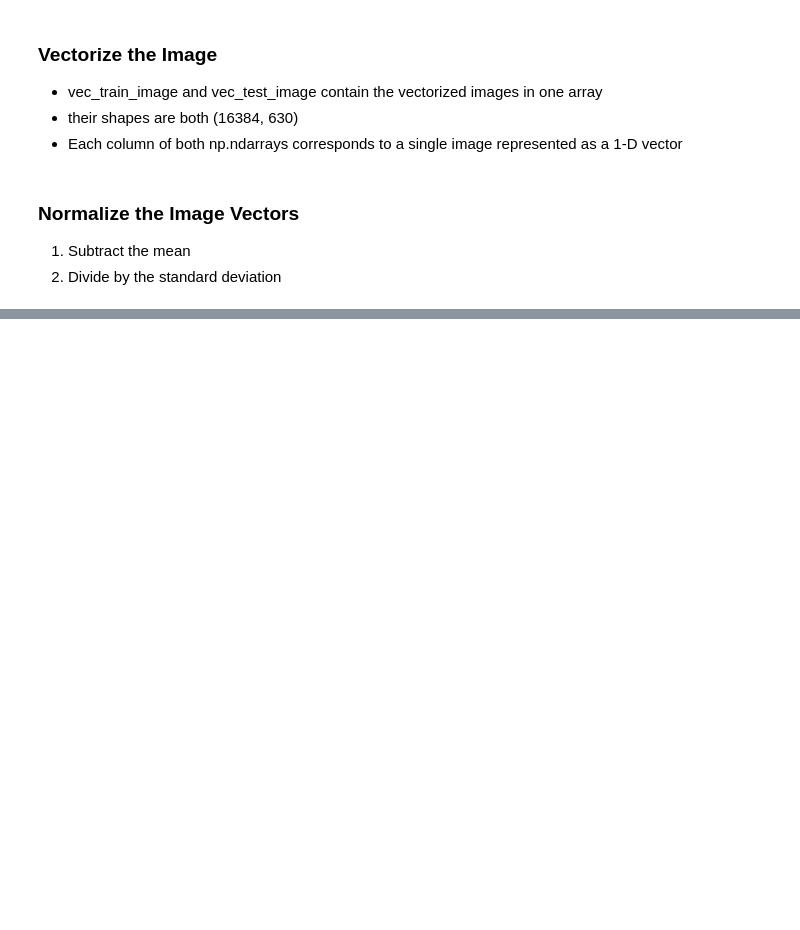
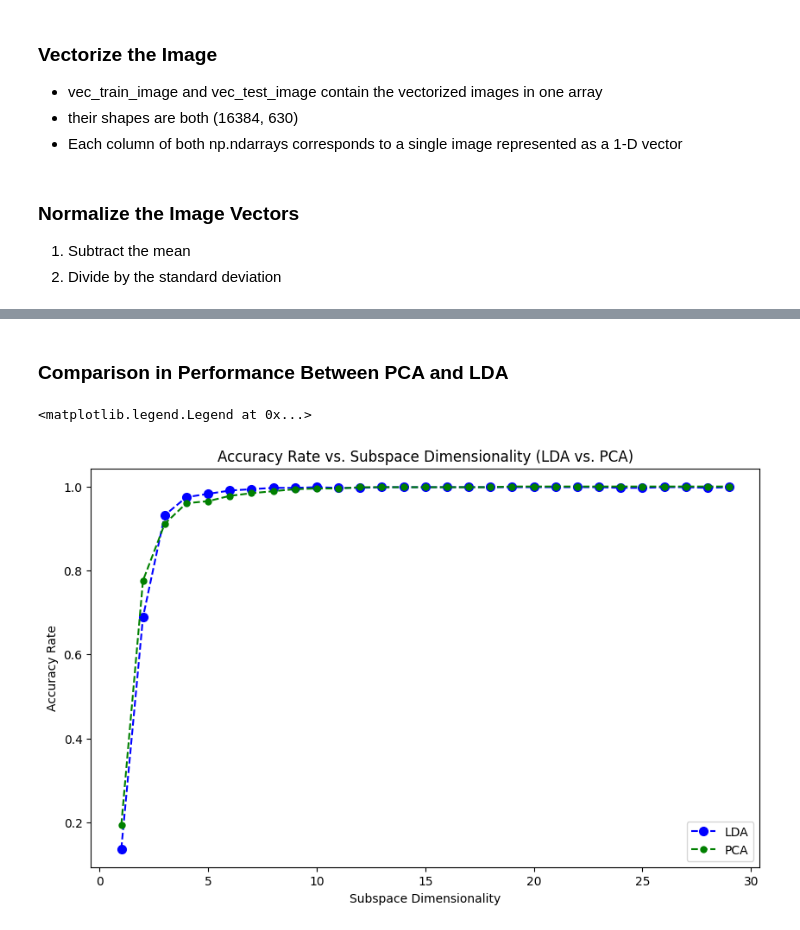
Before and after one commit to wang3450/ECE661, a Jupyter notebook: HW10/task1.ipynb, the cells around one changed output, grey strips where cells are left out. Cells and saved outputs as stored; diff of their text form; code cells hidden in the pictures; blank space fills up the shorter version.

```diff
--- a/HW10/task1.ipynb
+++ b/HW10/task1.ipynb
@@ -98,0 +92,18 @@ Text(0, 0.5, 'Accuracy Rate')
+# %% [markdown]
+### Comparison in Performance Between PCA and LDA
+# %%
+plt.figure(figsize =(10, 6))
+plt.plot(range(1, 30), LDA_accuracy_rate, color ='blue',
+                linestyle ='dashed', marker ='o',
+         markerfacecolor ='blue', markersize = 7, label="LDA")
+plt.plot(range(1, 30), PCA_accuracy_rate, color ='green',
+                linestyle ='dashed', marker ='o',
+         markerfacecolor ='green', markersize = 5, label="PCA")
+
+plt.title('Accuracy Rate vs. Subspace Dimensionality (LDA vs. PCA)')
+plt.xlabel('Subspace Dimensionality')
+plt.ylabel('Accuracy Rate')
+plt.legend(loc='lower right')
+# %% [output]
+<matplotlib.legend.Legend at 0x...>
+[figure, added]
```
Also changed, not shown: parts of 6 cells of this notebook, 4 other files.
